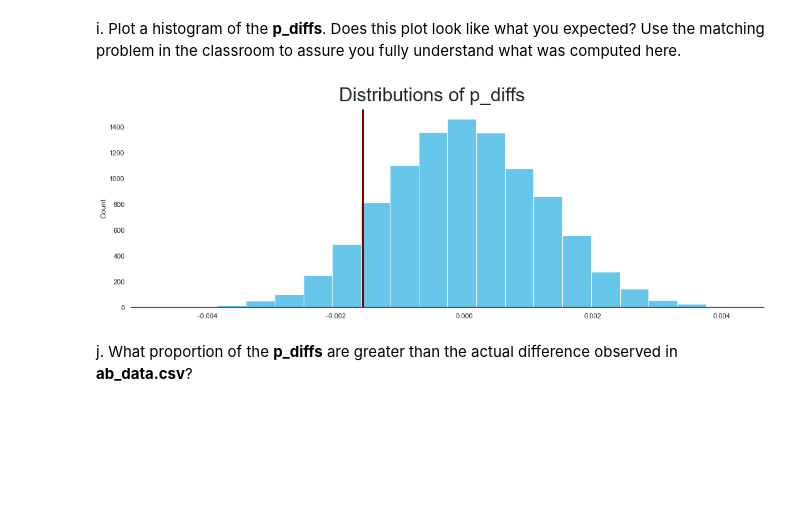
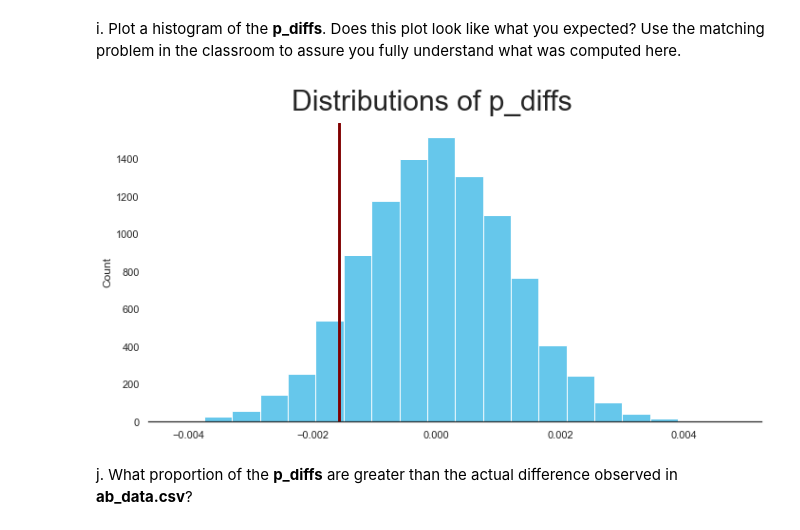
Before and after one commit to ahmed-gharib89/Analyze_ab_test_results, a Jupyter notebook: Analyze_ab_test_results_notebook.ipynb, the cells around one changed output. Saved outputs shown, nothing was run; the diff lists cells and outputs as text; code cells hidden in the pictures; blank space fills up the shorter version.

```diff
--- a/Analyze_ab_test_results_notebook.ipynb
+++ b/Analyze_ab_test_results_notebook.ipynb
@@ -246,14 +246,14 @@ i. Plot a histogram of the **p_diffs**.  Does this plot look like what you expec
 # %%
 p_diffs = np.array(p_diffs)
 
 sns.set_style('white')
-sns.displot(p_diffs, bins=20, height=5, aspect=3, color='#33b5e5')
+sns.displot(p_diffs, bins=20, height=5, aspect=2, color='#33b5e5')
 sns.despine(left=True)
 plt.figtext(.5,1,'Distributions of p_diffs',fontsize=30,ha='center')
 plt.axvline(x=obs_diff, color='#800000', linewidth=3)
 plt.show()
 # %% [output]
-[figure, old version]
+[figure, new version]
 # %% [markdown]
 j. What proportion of the **p_diffs** are greater than the actual difference observed in **ab_data.csv**?
 # %%
```
Also changed, not shown: parts of 14 cells of this notebook.
